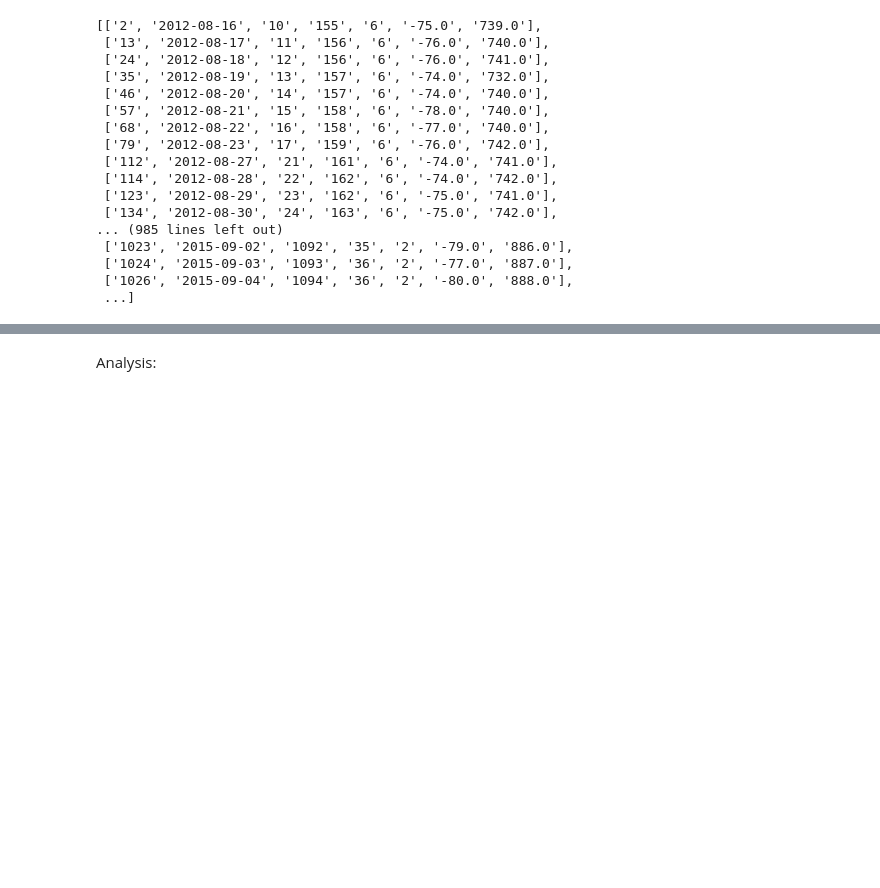
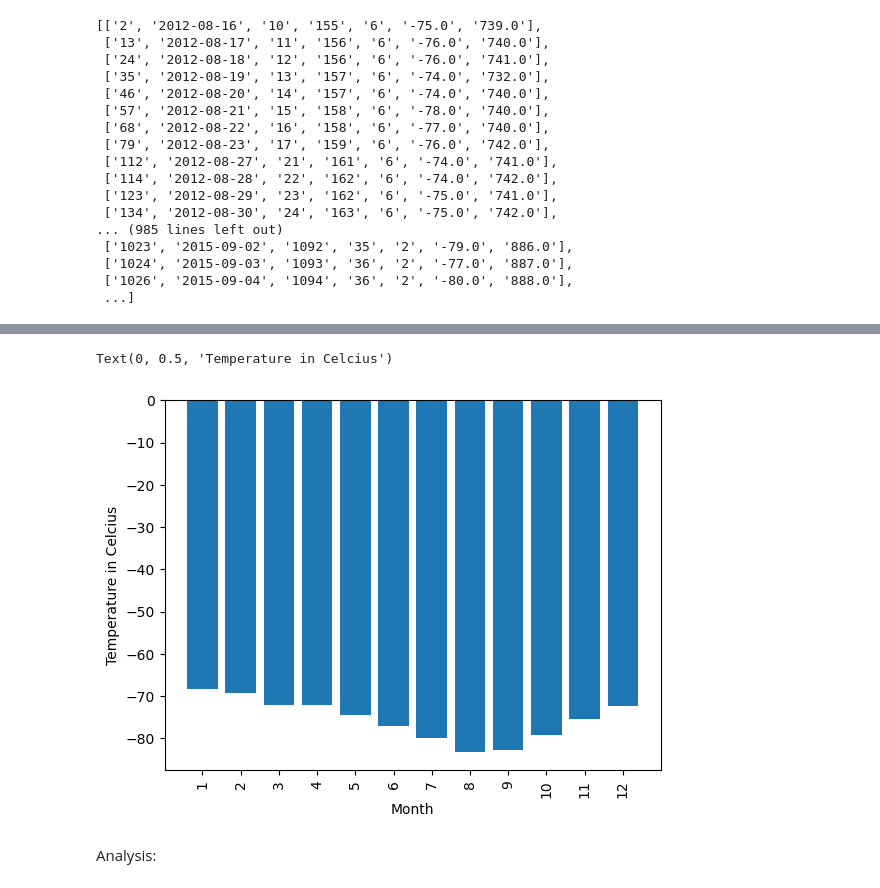
Before and after one commit to m-janssens-boop/beautifulsoup_challenge, a Jupyter notebook: mars_news/part_2_mars_weather.ipynb, the cells around one changed output, grey strips where cells are left out. Drawn from its saved outputs; the diff is of its cells as text; code cells hidden in the pictures; blank space fills up the shorter version.

Commit message:
temp graph created

```diff
--- a/mars_news/part_2_mars_weather.ipynb
+++ b/mars_news/part_2_mars_weather.ipynb
@@ -82,2 +90,8 @@ mars_df.head()
+# %%
+# Change data types for data analysis
+datatypes = {'id': int, "terrestrial_date": "datetime64[ns]",
+             "sol": int, "ls": int, "month": int, "min_temp": float, "pressure": float}
+
+mars_df = mars_df.astype(datatypes)
 # %%
 # Confirm type changes were successful by examining data types again
@@ -88,2 +132,4 @@ mars_df.head()
 # %%
 # 3. What is the average low temperature by month?
+avg_min_temp_month = mars_df.groupby(mars_df['month'])['min_temp'].mean()
+avg_min_temp_month
@@ -92,3 +151,13 @@ mars_df.head()
+# %%
+# Plot the average temperature by month
+months = mars_df['month'].unique()
+plt.bar(months, avg_min_temp_month)
+plt.xticks(months, rotation = 90)
+plt.xlabel('Month')
+plt.ylabel('Temperature in Celcius')
+# %% [output]
+Text(0, 0.5, 'Temperature in Celcius')
+[figure, added]
 # %%
 # Identify the coldest and hottest months in Curiosity's location
 # %%
```
Also changed, not shown: parts of 9 cells of this notebook.
